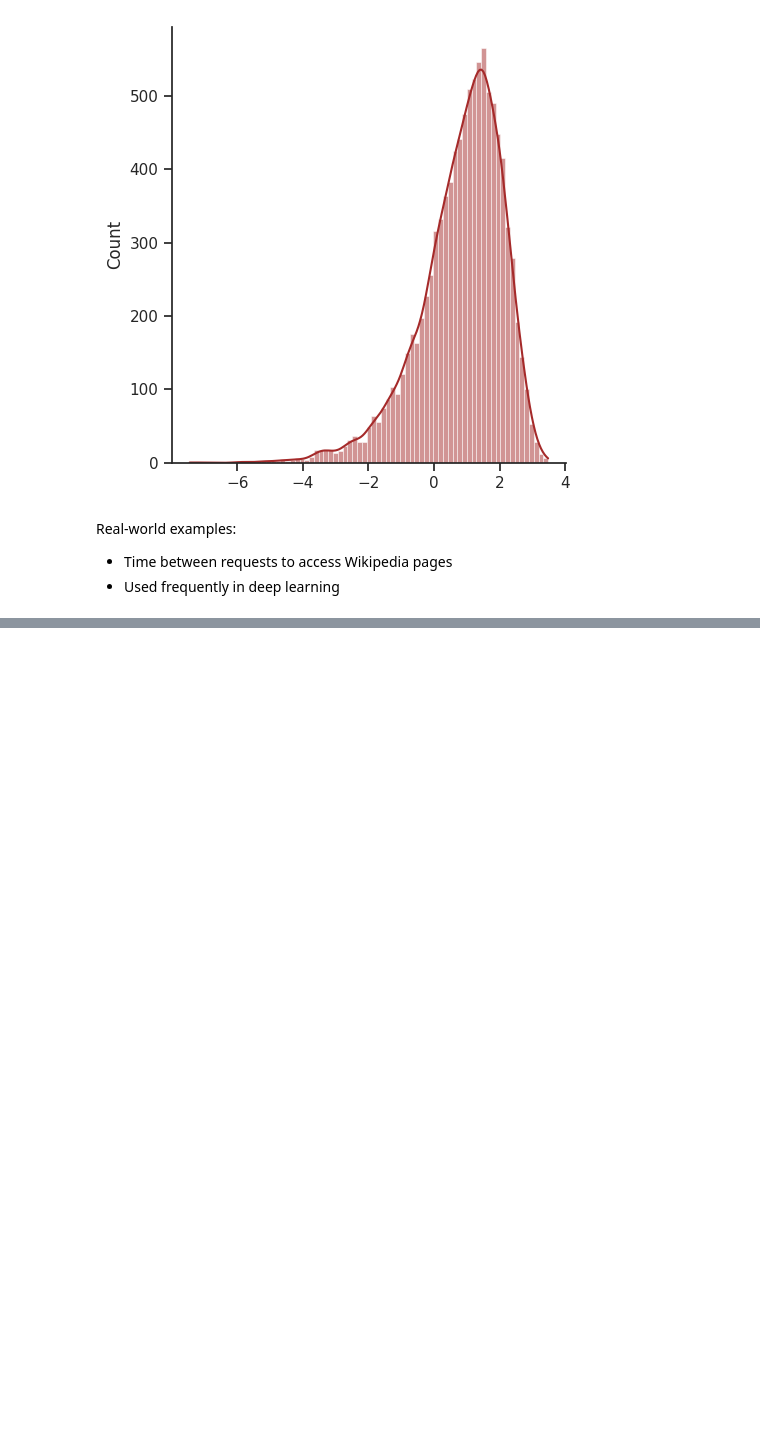
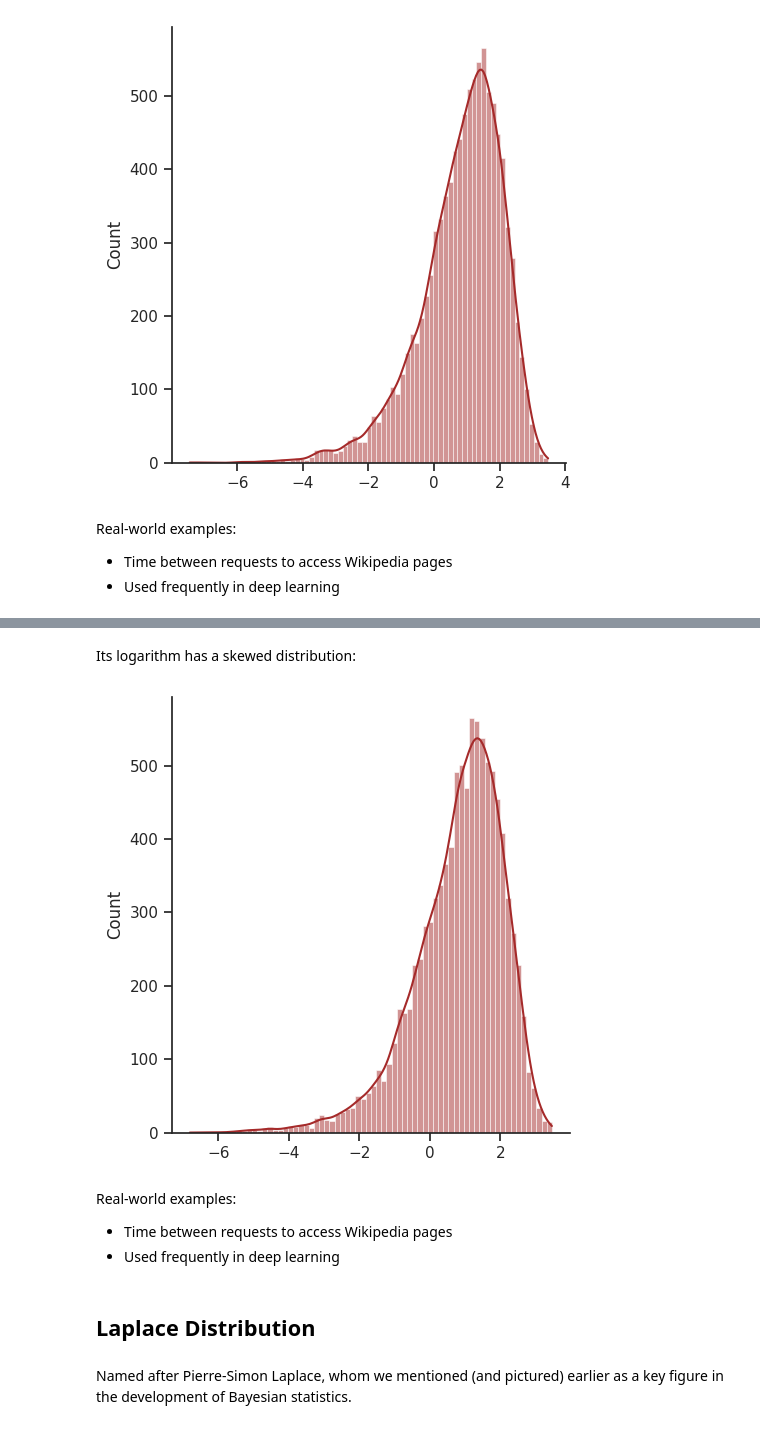
Before and after one commit to deenadayalanai/Machine-Learning-Foundations, a Jupyter notebook: Probability_&_Information_Theory.ipynb, the cells around one changed output, grey strips where cells are left out. Drawn from its saved outputs; the diff is of its cells as text; code cells hidden in the pictures; blank space fills up the shorter version.

```diff
--- a/Probability_&_Information_Theory.ipynb
+++ b/Probability_&_Information_Theory.ipynb
@@ -928,0 +939,15 @@ Real-world examples:
+# %% [markdown]
+Its logarithm has a skewed distribution:
+# %%
+_ = sns.displot(np.log(x), color='brown', kde=True)
+# %% [output]
+[figure, added]
+# %% [markdown]
+Real-world examples:
+
+* Time between requests to access Wikipedia pages
+* Used frequently in deep learning
+# %% [markdown]
+## Laplace Distribution
+# %% [markdown]
+Named after Pierre-Simon Laplace, whom we mentioned (and pictured) earlier as a key figure in the development of Bayesian statistics.
```
Also changed, not shown: parts of 81 cells of this notebook.
